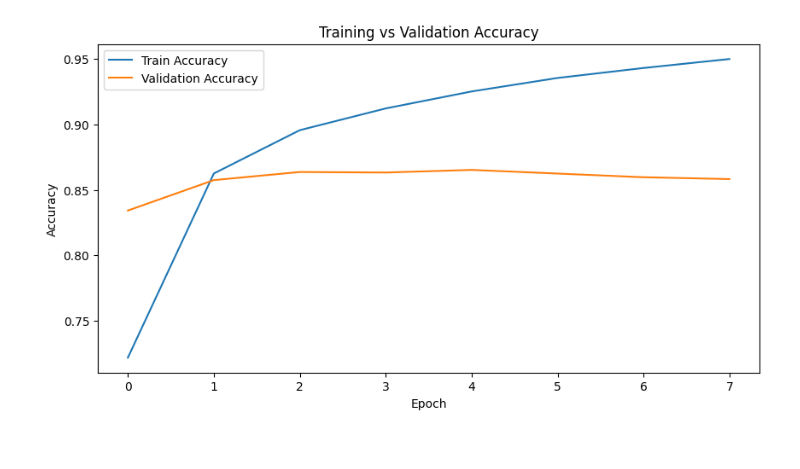
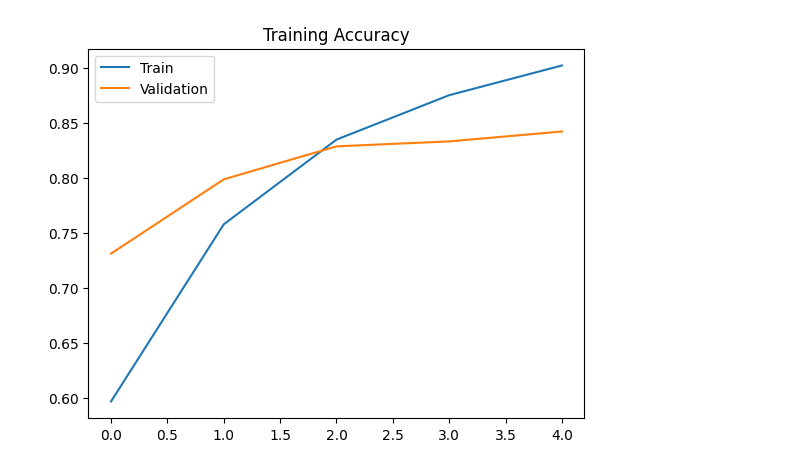
Before and after one commit to zaksz1991/ecommerce_sentiment_nn, a Jupyter notebook: ecommerce_sentiment_nn.ipynb, the cells around one changed output. Saved outputs shown, nothing was run; the diff lists cells and outputs as text; code cells hidden in the pictures.

```diff
--- a/ecommerce_sentiment_nn.ipynb
+++ b/ecommerce_sentiment_nn.ipynb
@@ -112,24 +92,29 @@ val_ds = val_ds.map(
 )
 # %%
 model = tf.keras.Sequential([
-    layers.Embedding(
-        input_dim=VOCAB_SIZE,
-        output_dim=16,
-        input_length=SEQUENCE_LENGTH
+    tf.keras.layers.Embedding(
+        VOCAB_SIZE,
+        32
     ),
 
-    layers.GlobalAveragePooling1D(),
+    tf.keras.layers.GlobalAveragePooling1D(),
 
-    layers.Dense(
+    tf.keras.layers.Dense(
         16,
         activation="relu"
     ),
 
-    layers.Dense(
+    tf.keras.layers.Dense(
         1,
         activation="sigmoid"
     )
 ])
 
+model.compile(
+    optimizer="adam",
+    loss="binary_crossentropy",
+    metrics=["binary_accuracy"]
+)
+
 model.summary()
 # %% [output]
@@ -158,7 +137,7 @@ model.compile(
 # %%
 history = model.fit(
     train_ds,
-    validation_data=val_ds,
-    epochs=8
+    validation_data=test_ds,
+    epochs=5
 )
 # %% [output]
@@ -181,20 +154,11 @@ Epoch 8/8
 # %%
-plt.figure(figsize=(10,5))
+import matplotlib.pyplot as plt
 
-plt.plot(
-    history.history["binary_accuracy"],
-    label="Train Accuracy"
-)
+plt.plot(history.history["binary_accuracy"])
+plt.plot(history.history["val_binary_accuracy"])
 
-plt.plot(
-    history.history["val_binary_accuracy"],
-    label="Validation Accuracy"
-)
-
-plt.xlabel("Epoch")
-plt.ylabel("Accuracy")
-plt.title("Training vs Validation Accuracy")
-plt.legend()
+plt.legend(["Train","Validation"])
+plt.title("Training Accuracy")
 plt.show()
 # %% [output]
-[figure, old version]
+[figure, new version]
```
Also changed, not shown: parts of 19 cells of this notebook, 8 other files.
